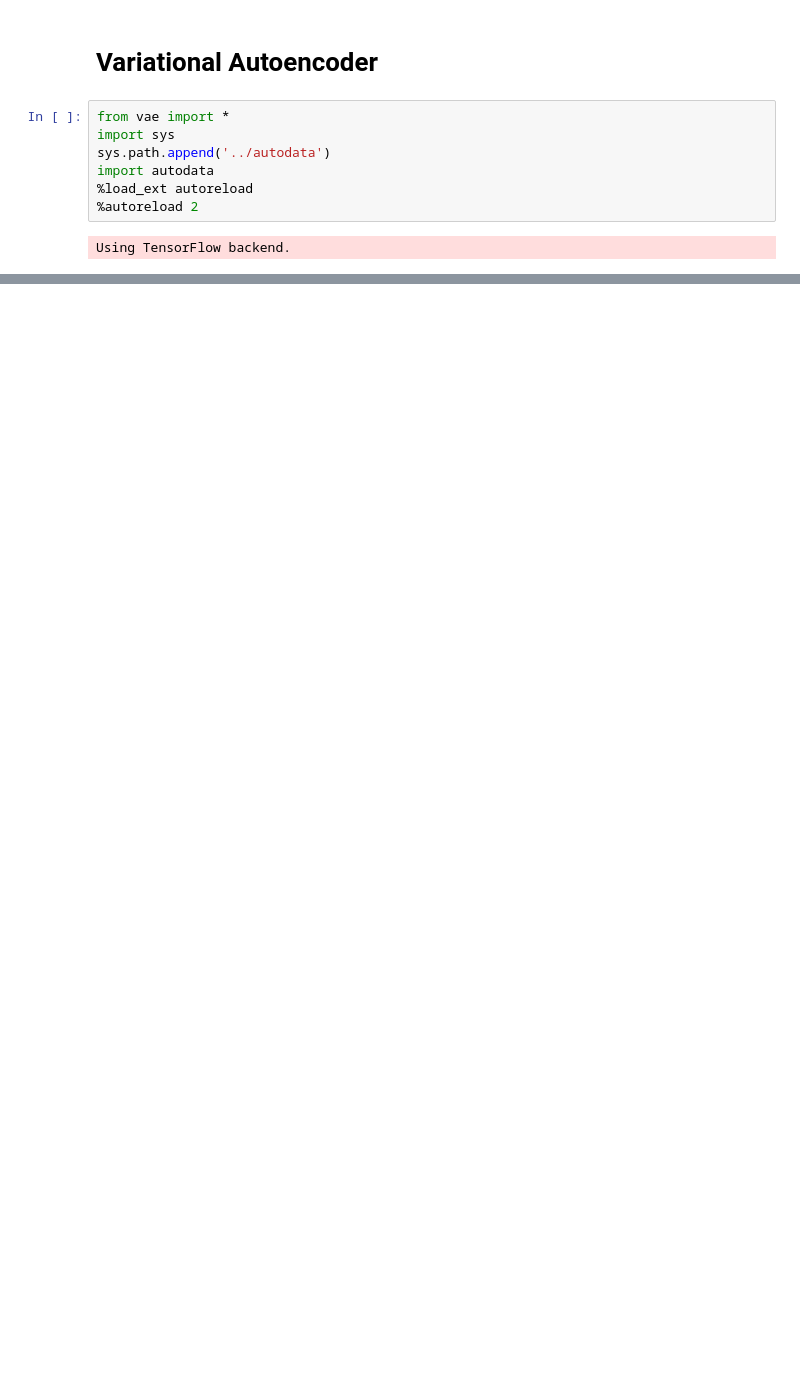
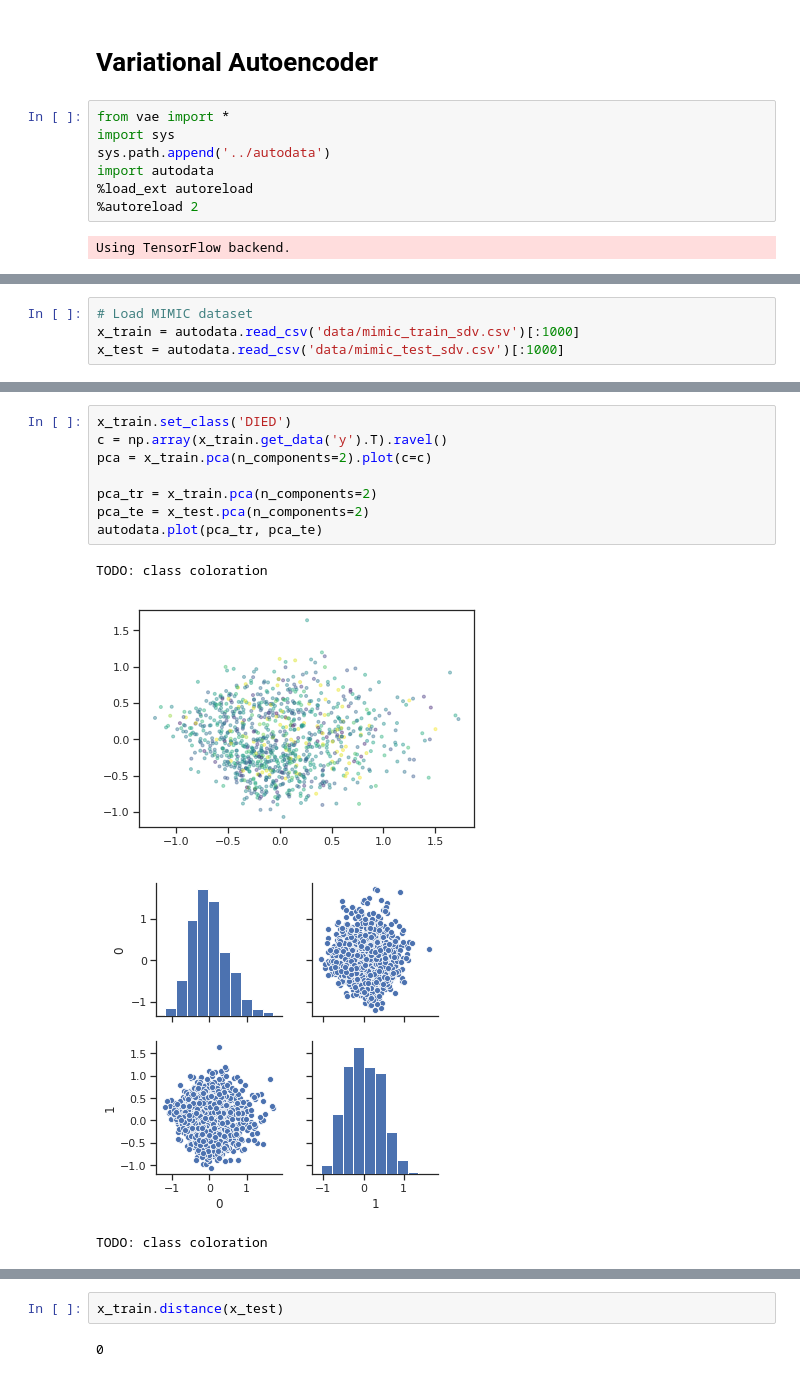
Before and after one commit to Didayolo/generators, a Jupyter notebook: vae_benchmark.ipynb, the cells around one changed output, grey strips where cells are left out. Cells and saved outputs as stored; diff of their text form; blank space fills up the shorter version.

```diff
--- a/vae_benchmark.ipynb
+++ b/vae_benchmark.ipynb
@@ -11,0 +14,4 @@ Using TensorFlow backend.
+# %%
+# Load MIMIC dataset
+x_train = autodata.read_csv('data/mimic_train_sdv.csv')[:1000]
+x_test = autodata.read_csv('data/mimic_test_sdv.csv')[:1000]
@@ -11,0 +28,13 @@ Using TensorFlow backend.
+# %%
+x_train.set_class('DIED')
+c = np.array(x_train.get_data('y').T).ravel()
+pca = x_train.pca(n_components=2).plot(c=c)
+
+pca_tr = x_train.pca(n_components=2)
+pca_te = x_test.pca(n_components=2)
+autodata.plot(pca_tr, pca_te)
+# %% [output]
+TODO: class coloration
+[figure, added]
+[figure, added]
+TODO: class coloration
@@ -11,0 +42,4 @@ Using TensorFlow backend.
+# %%
+x_train.distance(x_test)
+# %% [output]
+0
```
Also changed, not shown: parts of 9 cells of this notebook, 2 other files.
